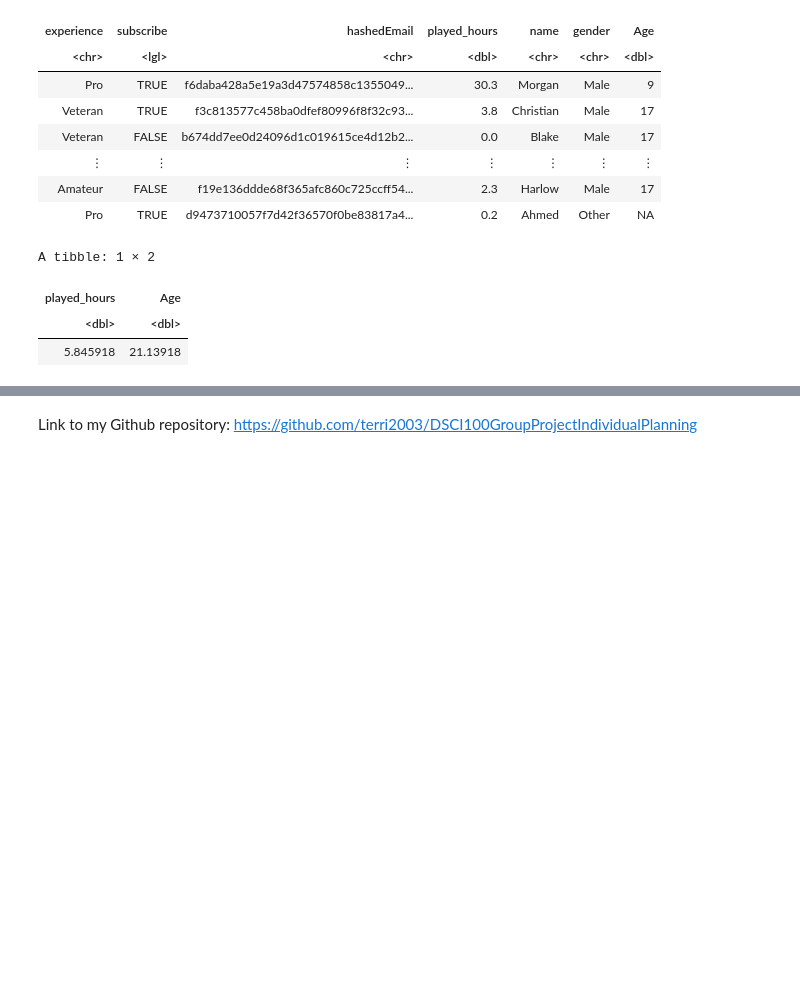
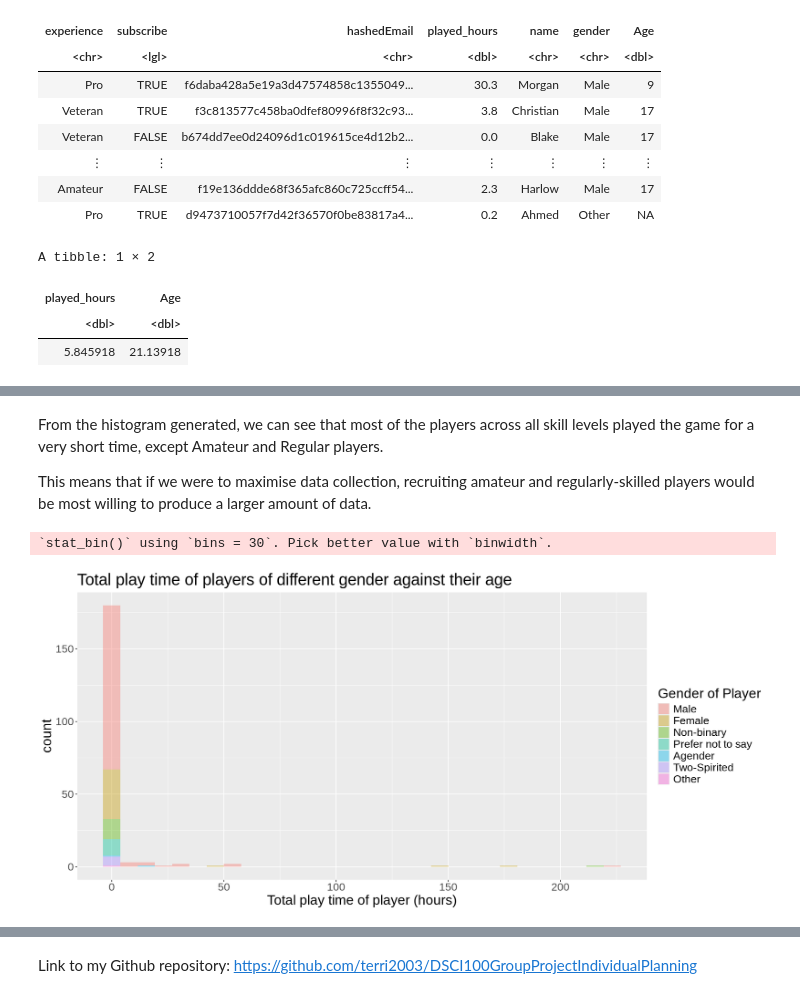
Before and after one commit to terri2003/DSCI100GroupProjectIndividualPlanning, a Jupyter notebook: TerenceFung_82677527_IndividualPlanning_Group16.ipynb, the cells around one changed output, grey strips where cells are left out. Saved outputs shown, nothing was run; the diff lists cells and outputs as text; code cells hidden in the pictures; blank space fills up the shorter version.

```diff
--- a/TerenceFung_82677527_IndividualPlanning_Group16.ipynb
+++ b/TerenceFung_82677527_IndividualPlanning_Group16.ipynb
@@ -165,0 +185,15 @@ Warning message:
+# %% [markdown]
+From the histogram generated, we can see that most of the players across all skill levels played the game for a very short time, except Amateur and Regular players.
+
+This means that if we were to maximise data collection, recruiting amateur and regularly-skilled players would be most willing to produce a larger amount of data.
+# %%
+players_gen_his <- players |>
+    mutate(gender=as_factor(gender)) |>
+    ggplot(aes(x=played_hours, fill= gender)) +
+    geom_histogram(alpha = 0.4) +
+    labs(x= "Total play time of player (hours)", fill= "Gender of Player", title = "Total play time of players of different gender against their age") +
+    theme(text = element_text(size=20))
+players_gen_his
+# %% [output]
+`stat_bin()` using `bins = 30`. Pick better value with `binwidth`.
+[figure, added]
```
Also changed, not shown: parts of 7 cells of this notebook.
